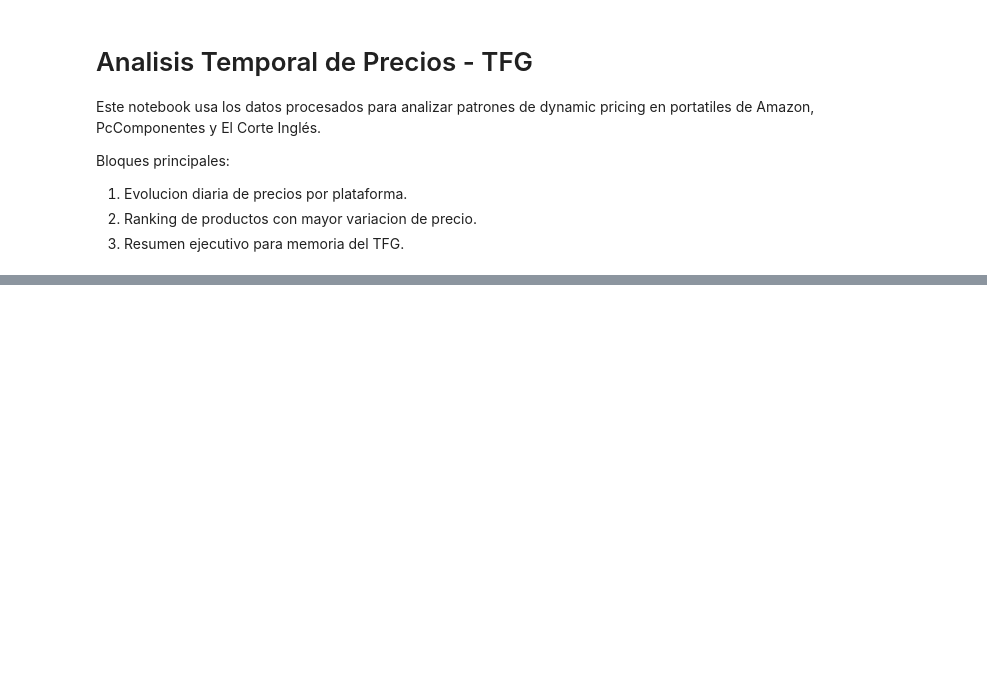
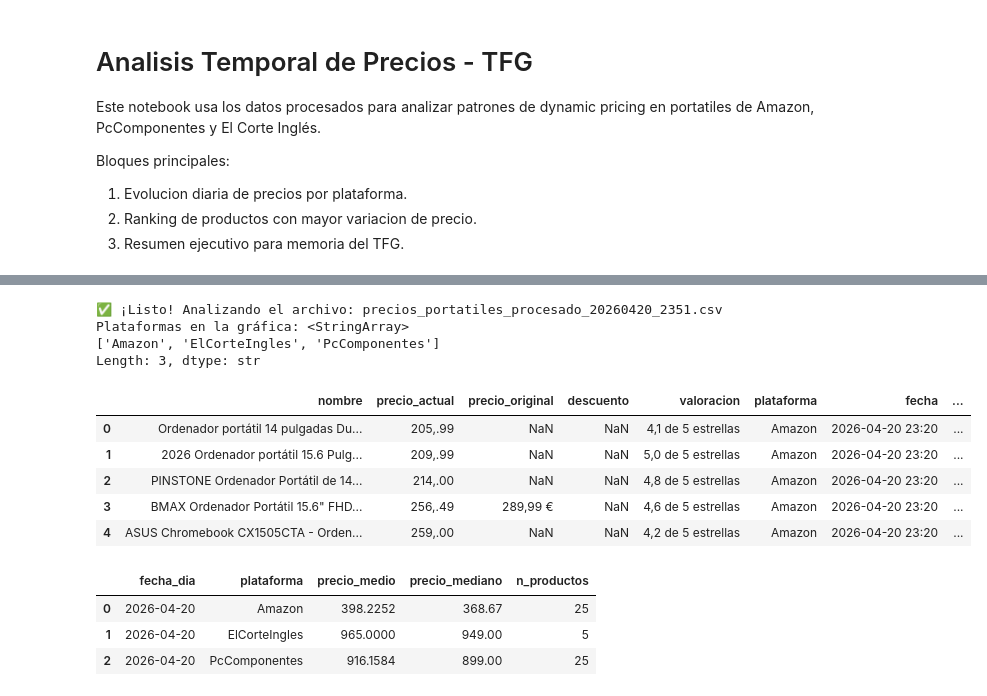
Before and after one commit to daviddramosss/tfg-ade-web-scraping, a Jupyter notebook: notebooks/analisis_temporal_tfg.ipynb, the cells around one changed output, grey strips where cells are left out. Drawn from its saved outputs; the diff is of its cells as text; code cells hidden in the pictures; blank space fills up the shorter version.

```diff
--- a/notebooks/analisis_temporal_tfg.ipynb
+++ b/notebooks/analisis_temporal_tfg.ipynb
@@ -28,17 +28,35 @@ CSV procesado cargado: /Users/david/Documents/scraper/data/processed/precios_por
 # %%
-df = pd.read_csv(latest_csv)
-df["fecha_extraccion"] = pd.to_datetime(df["fecha_extraccion"], errors="coerce")
-df["fecha_dia"] = df["fecha_extraccion"].dt.date
+import pandas as pd
+from pathlib import Path
 
-# Filtro de limpieza: eliminar productos que no sean portátiles
-palabras_excluidas = ['monitor', 'tablet', 'impresora', 'all in one', 'ipad', 'tab']
-patron = '|'.join(palabras_excluidas)
-df = df[~df['nombre'].str.lower().str.contains(patron, na=False)]
+# 1. Buscamos el último archivo procesado que creaste con el ETL
+processed_files = sorted(Path("../data/processed").glob("precios_portatiles_procesado_*.csv"))
+latest_file = processed_files[-1]
+df = pd.read_csv(latest_file)
 
-filas_iniciales = len(df)
-print("Filas:", filas_iniciales)
-print("Plataformas:", sorted(df["plataforma"].dropna().unique().tolist()))
-df.head()
+# 2. Creamos la columna 'fecha_dia' que faltaba y daba error
+df['fecha_extraccion'] = pd.to_datetime(df['fecha_extraccion'])
+df['fecha_dia'] = df['fecha_extraccion'].dt.date
+
+# 3. FILTRO DE CALIDAD: Aquí es donde "quitamos" los monitores e iPads de la gráfica
+# Pero solo para el análisis, en tu CSV siguen estando guardados.
+palabras_ruido = ['monitor', 'tablet', 'impresora', 'all in one', 'ipad', 'tab', 'smart monitor']
+df = df[~df['nombre'].str.lower().str.contains('|'.join(palabras_ruido), na=False)]
+
+print(f"✅ ¡Listo! Analizando el archivo: {latest_file.name}")
+print(f"Plataformas en la gráfica: {df['plataforma'].unique()}")
+display(df.head(5))
+# %% [output]
+✅ ¡Listo! Analizando el archivo: precios_portatiles_procesado_20260420_2351.csv
+Plataformas en la gráfica: <StringArray>
+['Amazon', 'ElCorteIngles', 'PcComponentes']
+Length: 3, dtype: str
+|  | nombre | precio_actual | precio_original | descuento | valoracion | plataforma | fecha | ... |
+| 0 | Ordenador portátil 14 pulgadas Du... | 205,.99 | NaN | NaN | 4,1 de 5 estrellas | Amazon | 2026-04-20 23:20 | ... |
+| 1 | 2026 Ordenador portátil 15.6 Pulg... | 209,.99 | NaN | NaN | 5,0 de 5 estrellas | Amazon | 2026-04-20 23:20 | ... |
+| 2 | PINSTONE Ordenador Portátil de 14... | 214,.00 | NaN | NaN | 4,8 de 5 estrellas | Amazon | 2026-04-20 23:20 | ... |
+| 3 | BMAX Ordenador Portátil 15.6" FHD... | 256,.49 | 289,99 € | NaN | 4,6 de 5 estrellas | Amazon | 2026-04-20 23:20 | ... |
+| 4 | ASUS Chromebook CX1505CTA - Orden... | 259,.00 | NaN | NaN | 4,2 de 5 estrellas | Amazon | 2026-04-20 23:20 | ... |
 # %%
 evolucion = (
     df.groupby(["fecha_dia", "plataforma"], as_index=False)
@@ -61,6 +79,11 @@ fig = px.line(
 )
 fig.update_layout(xaxis_title="Fecha", yaxis_title="Precio medio (EUR)")
 fig.show()
+# %% [output]
+|  | fecha_dia | plataforma | precio_medio | precio_mediano | n_productos |
+| 0 | 2026-04-20 | Amazon | 398.2252 | 368.67 | 25 |
+| 1 | 2026-04-20 | ElCorteIngles | 965.0000 | 949.00 | 5 |
+| 2 | 2026-04-20 | PcComponentes | 916.1584 | 899.00 | 25 |
 # %%
 # Firma de producto para agrupar el mismo item a lo largo del tiempo
 df["producto_id"] = (
```
Also changed, not shown: parts of 3 cells of this notebook, 10 other files.
